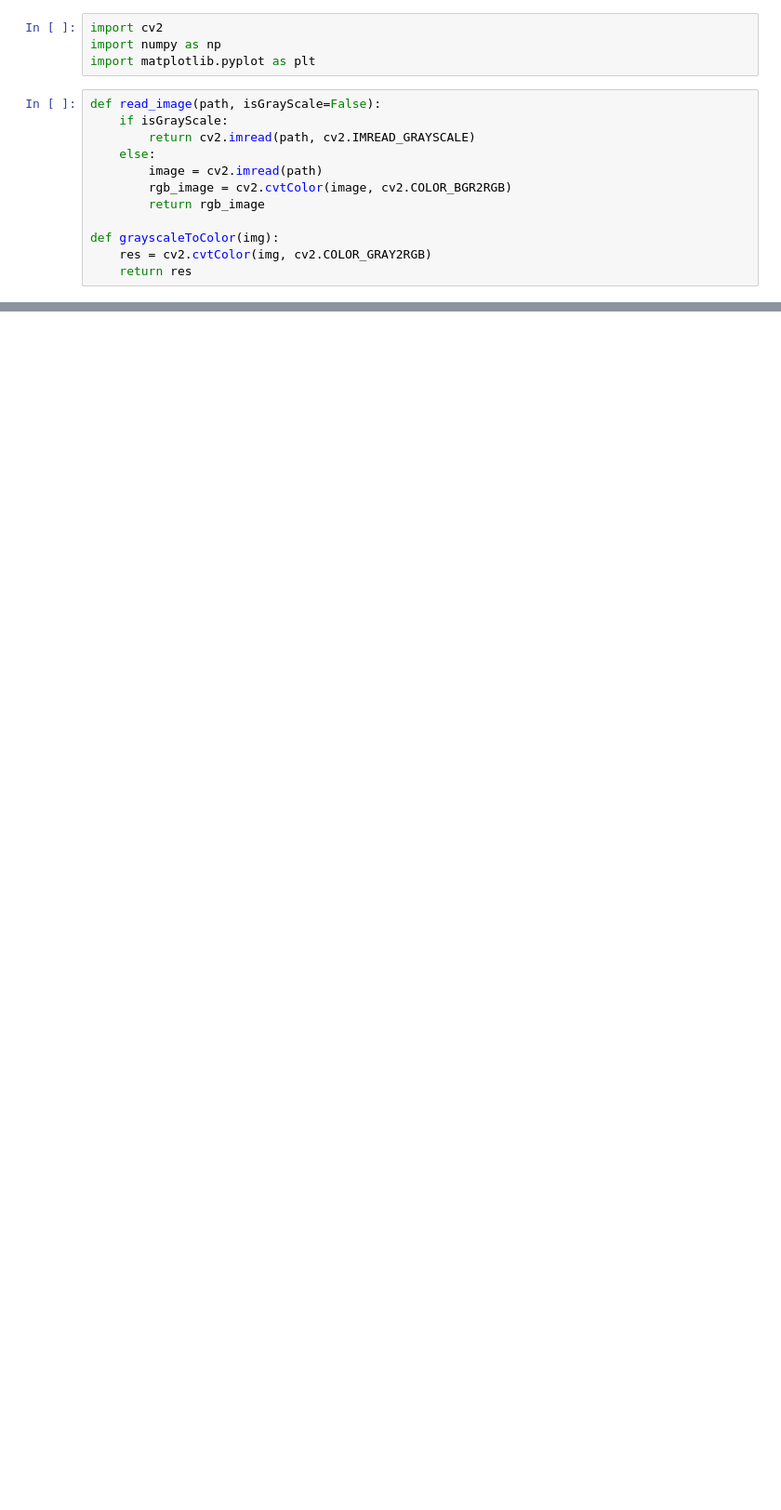
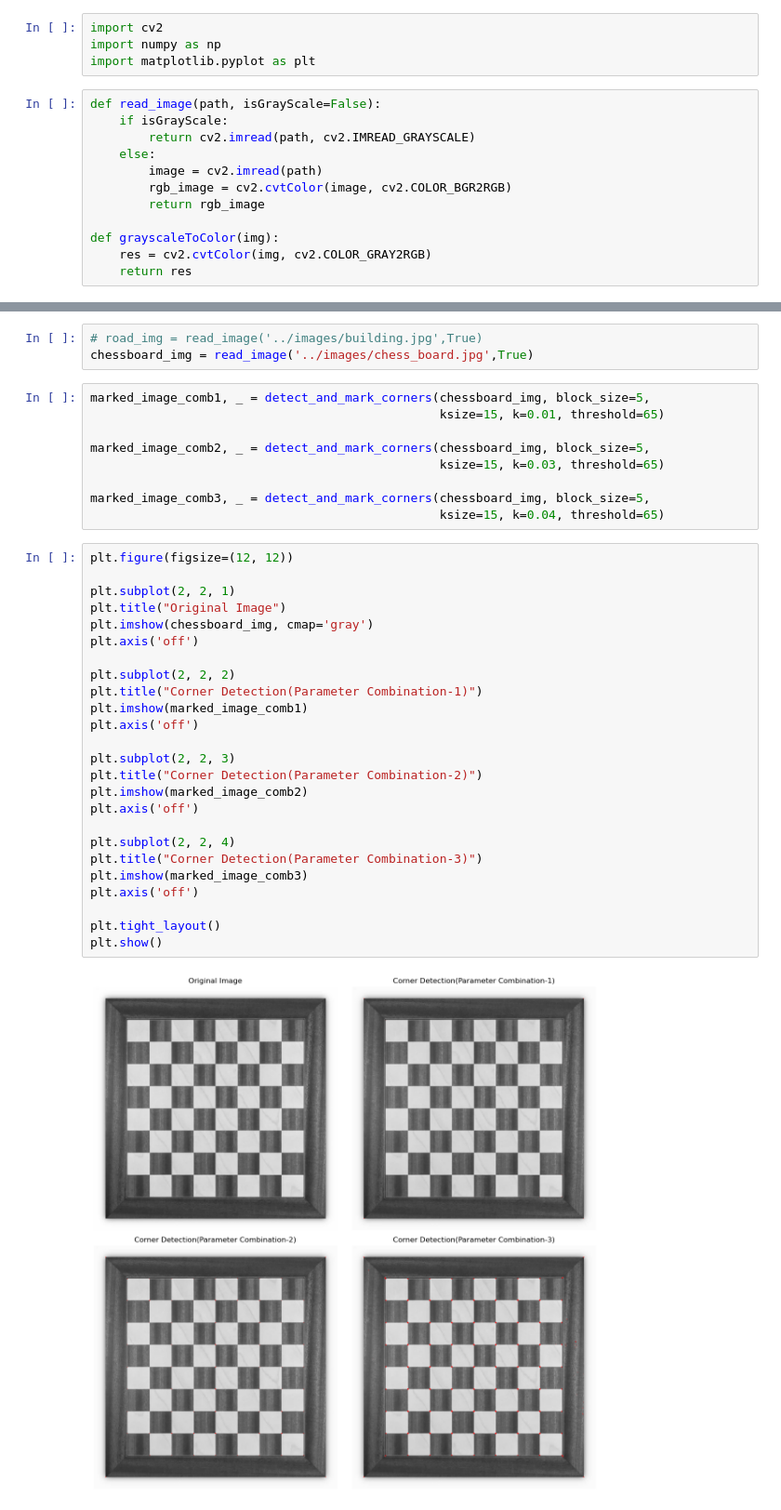
Before and after one commit to CS7-404-DIP-M24/a4-Jayeshs27, a Jupyter notebook: src/main.ipynb, the cells around one changed output, grey strips where cells are left out. Shown at 93% size. Drawn from its saved outputs; the diff is of its cells as text; blank space fills up the shorter version.

```diff
--- a/src/main.ipynb
+++ b/src/main.ipynb
@@ -296,0 +353,39 @@ plt.show()
+# %%
+# road_img = read_image('../images/building.jpg',True)
+chessboard_img = read_image('../images/chess_board.jpg',True)
+# %%
+marked_image_comb1, _ = detect_and_mark_corners(chessboard_img, block_size=5,
+                                                ksize=15, k=0.01, threshold=65)
+
+marked_image_comb2, _ = detect_and_mark_corners(chessboard_img, block_size=5,
+                                                ksize=15, k=0.03, threshold=65)
+
+marked_image_comb3, _ = detect_and_mark_corners(chessboard_img, block_size=5,
+                                                ksize=15, k=0.04, threshold=65)
+# %%
+plt.figure(figsize=(12, 12))
+
+plt.subplot(2, 2, 1)
+plt.title("Original Image")
+plt.imshow(chessboard_img, cmap='gray')
+plt.axis('off')
+
+plt.subplot(2, 2, 2)
+plt.title("Corner Detection(Parameter Combination-1)")
+plt.imshow(marked_image_comb1)
+plt.axis('off')
+
+plt.subplot(2, 2, 3)
+plt.title("Corner Detection(Parameter Combination-2)")
+plt.imshow(marked_image_comb2)
+plt.axis('off')
+
+plt.subplot(2, 2, 4)
+plt.title("Corner Detection(Parameter Combination-3)")
+plt.imshow(marked_image_comb3)
+plt.axis('off')
+
+plt.tight_layout()
+plt.show()
+# %% [output]
+[figure, added]
```
Also changed, not shown: parts of 13 cells of this notebook, 11 other files.
